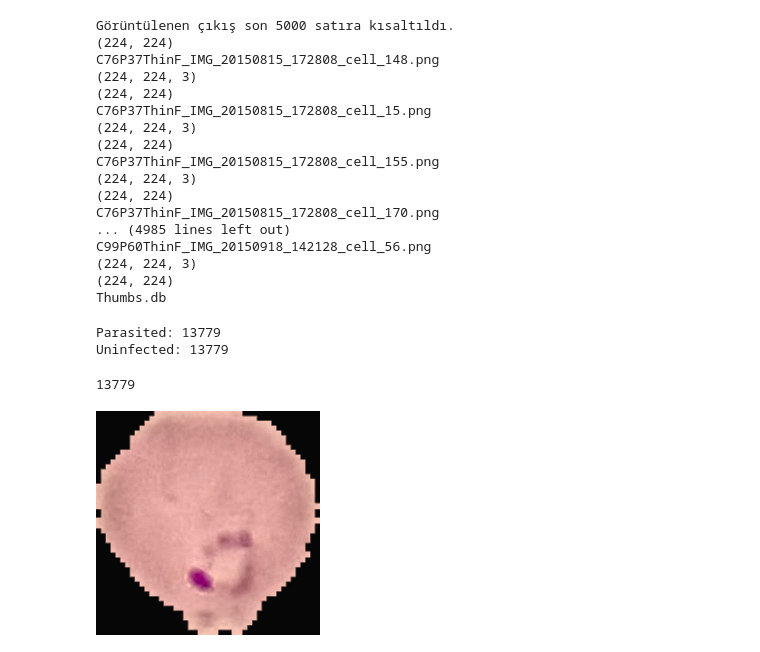
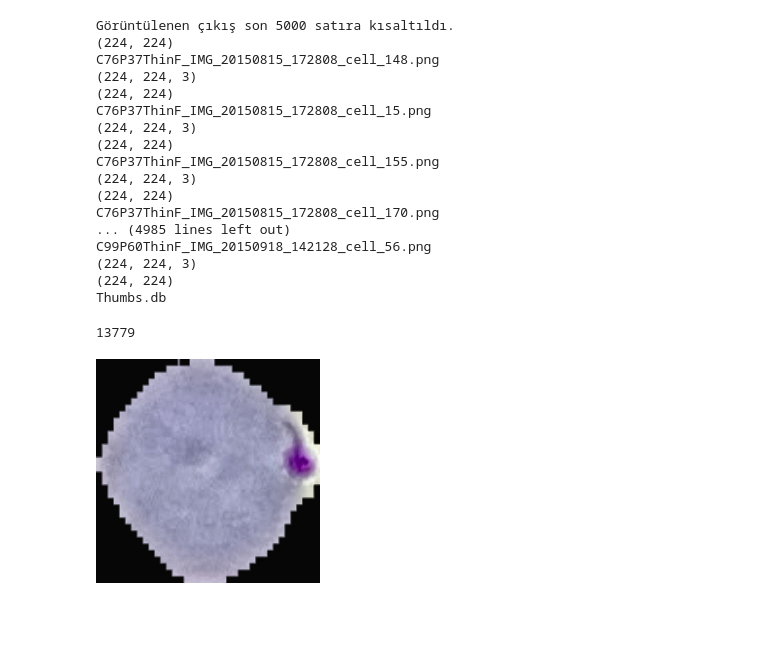
Before and after one commit to gayecolakoglu/Malaria_Detection_Deep_Learning, a Jupyter notebook: CLAHE.ipynb, the cells around one changed output. Cells and saved outputs as stored; diff of their text form; code cells hidden in the pictures; blank space fills up the shorter version.

```diff
--- a/CLAHE.ipynb
+++ b/CLAHE.ipynb
@@ -177,28 +177,16 @@ C99P60ThinF_IMG_20150918_142128_cell_56.png
 (224, 224)
 Thumbs.db
 # %%
-data_dir = "/content/gdrive/MyDrive/Colab Notebooks/ML/cell_images/"
+import PIL
+data_dir = "/content/CLAHE/"
 data_dir = pathlib.Path(data_dir)
 
-parasited_count = len(list(data_dir.glob('Parasitized/*.png')))
-print("Parasited:",parasited_count)
-
-uninfected_count = len(list(data_dir.glob('Uninfected/*.png')))
-print("Uninfected:",uninfected_count)
+image_count = len(list(data_dir.glob('Parasitized/*.png')))
+print(image_count)
+PIL.Image.open(str(list(data_dir.glob('Parasitized/*.png'))[6]))
 # %% [output]
-Parasited: 13779
-Uninfected: 13779
+13779
+[figure, added]
-# %%
-import PIL
-data_dir = "/content/gdrive/MyDrive/Colab Notebooks/ML/CLAHE/"
-data_dir = pathlib.Path(data_dir)
-
-image_count = len(list(data_dir.glob('Parasitized/*.png')))
-print(image_count)
-PIL.Image.open(str(list(data_dir.glob('Parasitized/*.png'))[6]))
-# %% [output]
-13779
-[figure, removed]
 # %%
 image_count = len(list(data_dir.glob('Uninfected/*.png')))
 print(image_count)
```
Also changed, not shown: parts of 6 cells of this notebook.
